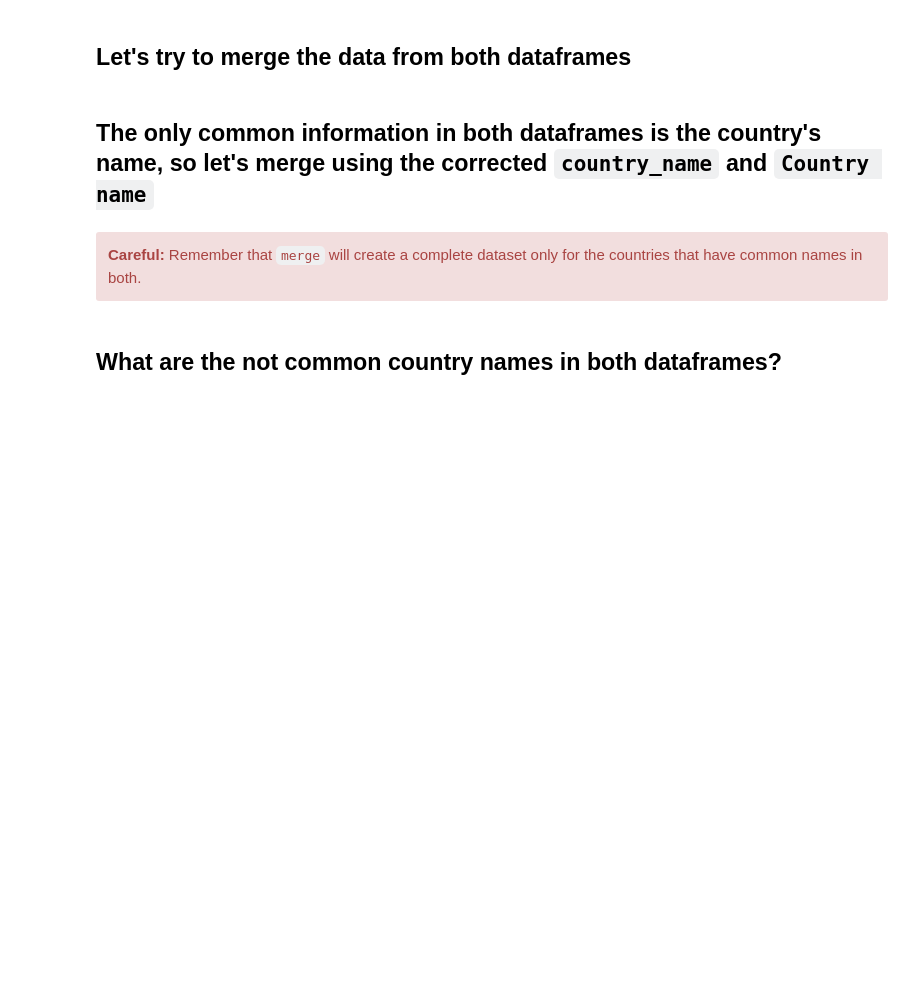
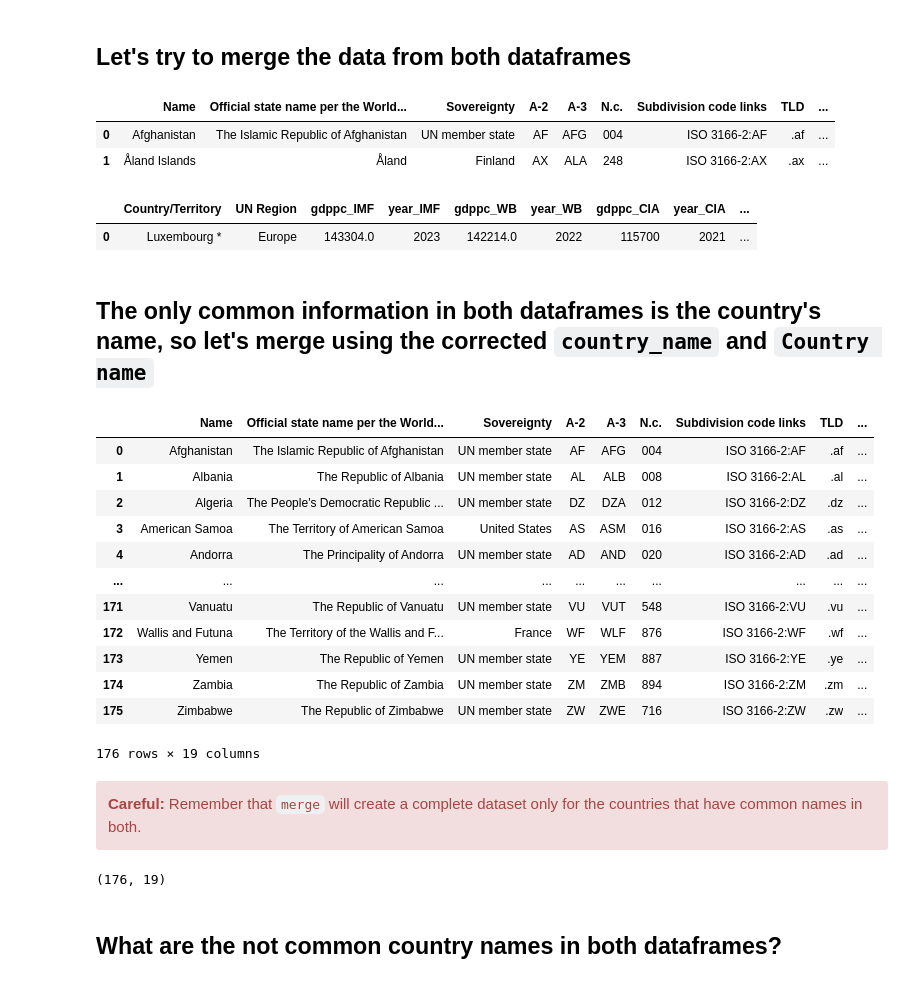
Before and after one commit to SMU-Econ-Growth/EconGrowthUG-Notebooks, a Jupyter notebook: Intro-Data-Analysis-Pandas.ipynb, the cells around one changed output. Drawn from its saved outputs; the diff is of its cells as text; code cells hidden in the pictures; blank space fills up the shorter version.

```diff
--- a/Intro-Data-Analysis-Pandas.ipynb
+++ b/Intro-Data-Analysis-Pandas.ipynb
@@ -598,5 +811,5 @@ isocodes.head()
 ## Second, let's correct column names
 # %%
 mycols = isocodes.columns
-mycols = [c[:c.find('[')] for c in mycols]
+mycols = [c[:c.find('[')].strip() for c in mycols]
 mycols
@@ -606,6 +835,6 @@ isocodes.head()
 # %% [markdown]
 ## Third, let's correct `Alpha-2 code` using `Subdivision code links`
 # %%
-isocodes['Alpha-2 code original'] = isocodes['Alpha-2 code']
+isocodes['Alpha-2 code original'] = isocodes['A-2']
 isocodes['Alpha-2 code'] = isocodes['Subdivision code links'].apply(lambda x: x[x.find(':')+1:])
 isocodes.head()
@@ -626,5 +886,5 @@ gdppc_wiki.head()
 # %% [markdown]
 ## Let's eliminate the * in the country names
 # %%
-gdppc_wiki['country_name'] = gdppc_wiki['Country/Territory'].str.replace('*', '', regex=True).str.strip()
+gdppc_wiki['country_name'] = gdppc_wiki['Country/Territory'].str.replace('*', '').str.strip()
 gdppc_wiki.head()
@@ -644,19 +933,42 @@ gdppc_wiki.dtypes
 ## Let's try to merge the data from both dataframes
 # %%
 isocodes.head(2)
+# %% [output]
+|  | Name | Official state name per the World... | Sovereignty | A-2 | A-3 | N.c. | Subdivision code links | TLD | ... |
+| 0 | Afghanistan | The Islamic Republic of Afghanistan | UN member state | AF | AFG | 004 | ISO 3166-2:AF | .af | ... |
+| 1 | Åland Islands | Åland | Finland | AX | ALA | 248 | ISO 3166-2:AX | .ax | ... |
 # %%
 gdppc_wiki.head(1)
+# %% [output]
+|  | Country/Territory | UN Region | gdppc_IMF | year_IMF | gdppc_WB | year_WB | gdppc_CIA | year_CIA | ... |
+| 0 | Luxembourg * | Europe | 143304.0 | 2023 | 142214.0 | 2022 | 115700 | 2021 | ... |
 # %% [markdown]
 ## The only common information in both dataframes is the country's name, so let's merge using the corrected `country_name` and `Country name`
 # %%
-merged = isocodes.merge(gdppc_wiki, left_on='Country name', right_on='country_name')
+merged = isocodes.merge(gdppc_wiki, left_on='Name', right_on='country_name')
 merged
+# %% [output]
+|  | Name | Official state name per the World... | Sovereignty | A-2 | A-3 | N.c. | Subdivision code links | TLD | ... |
+| 0 | Afghanistan | The Islamic Republic of Afghanistan | UN member state | AF | AFG | 004 | ISO 3166-2:AF | .af | ... |
+| 1 | Albania | The Republic of Albania | UN member state | AL | ALB | 008 | ISO 3166-2:AL | .al | ... |
+| 2 | Algeria | The People's Democratic Republic ... | UN member state | DZ | DZA | 012 | ISO 3166-2:DZ | .dz | ... |
+| 3 | American Samoa | The Territory of American Samoa | United States | AS | ASM | 016 | ISO 3166-2:AS | .as | ... |
+| 4 | Andorra | The Principality of Andorra | UN member state | AD | AND | 020 | ISO 3166-2:AD | .ad | ... |
+| ... | ... | ... | ... | ... | ... | ... | ... | ... | ... |
+| 171 | Vanuatu | The Republic of Vanuatu | UN member state | VU | VUT | 548 | ISO 3166-2:VU | .vu | ... |
+| 172 | Wallis and Futuna | The Territory of the Wallis and F... | France | WF | WLF | 876 | ISO 3166-2:WF | .wf | ... |
+| 173 | Yemen | The Republic of Yemen | UN member state | YE | YEM | 887 | ISO 3166-2:YE | .ye | ... |
+| 174 | Zambia | The Republic of Zambia | UN member state | ZM | ZMB | 894 | ISO 3166-2:ZM | .zm | ... |
+| 175 | Zimbabwe | The Republic of Zimbabwe | UN member state | ZW | ZWE | 716 | ISO 3166-2:ZW | .zw | ... |
+176 rows × 19 columns
 # %% [markdown]
 <div class="alert alert-block alert-danger">
 <b>Careful:</b> Remember that <code>merge</code> will create a complete dataset only for the countries that have common names in both.
 </div>
 # %%
 merged.shape
+# %% [output]
+(176, 19)
 # %% [markdown]
 ## What are the not common country names in both dataframes?
 # %%
```
Also changed, not shown: parts of 46 cells of this notebook, 2 other files.
